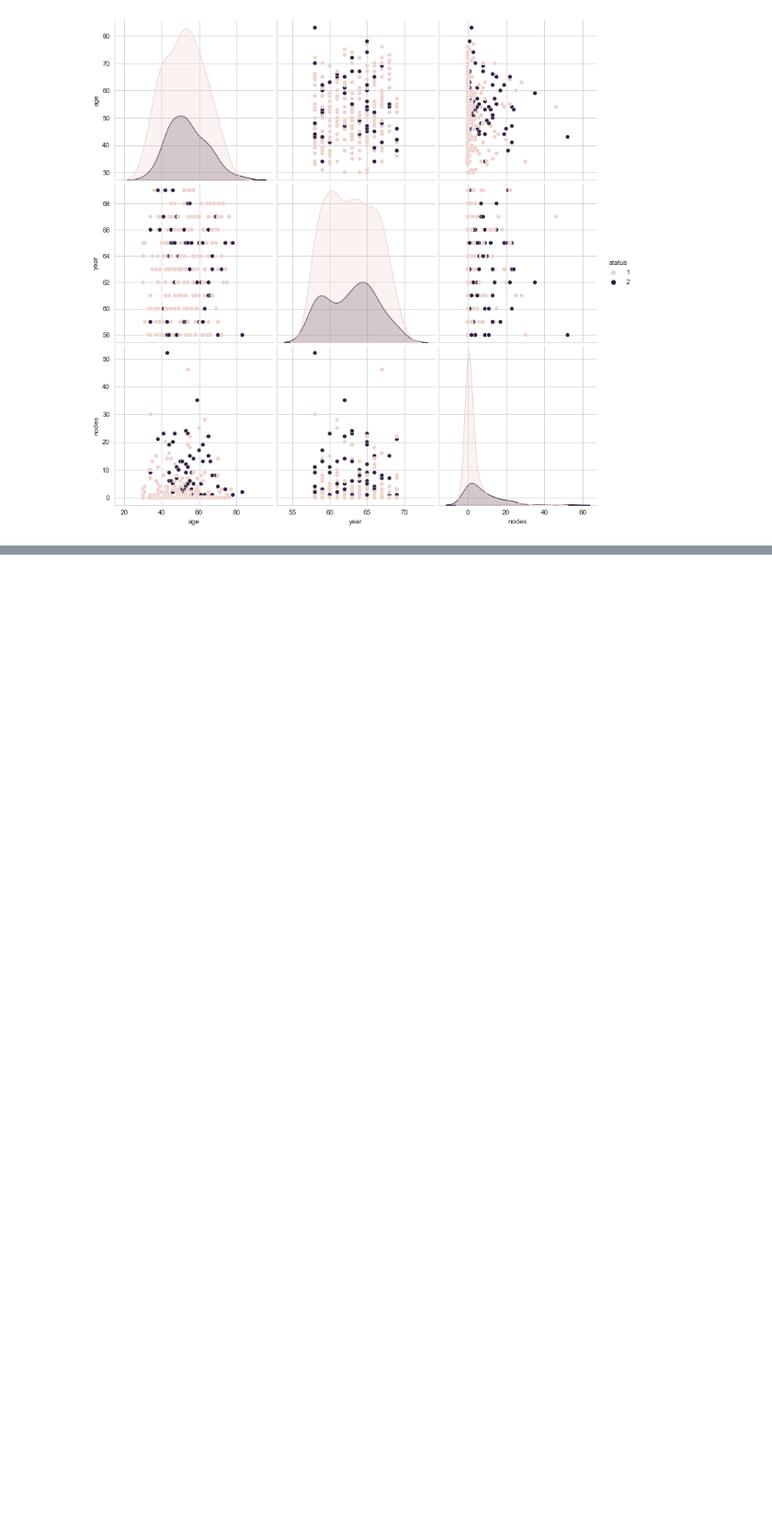
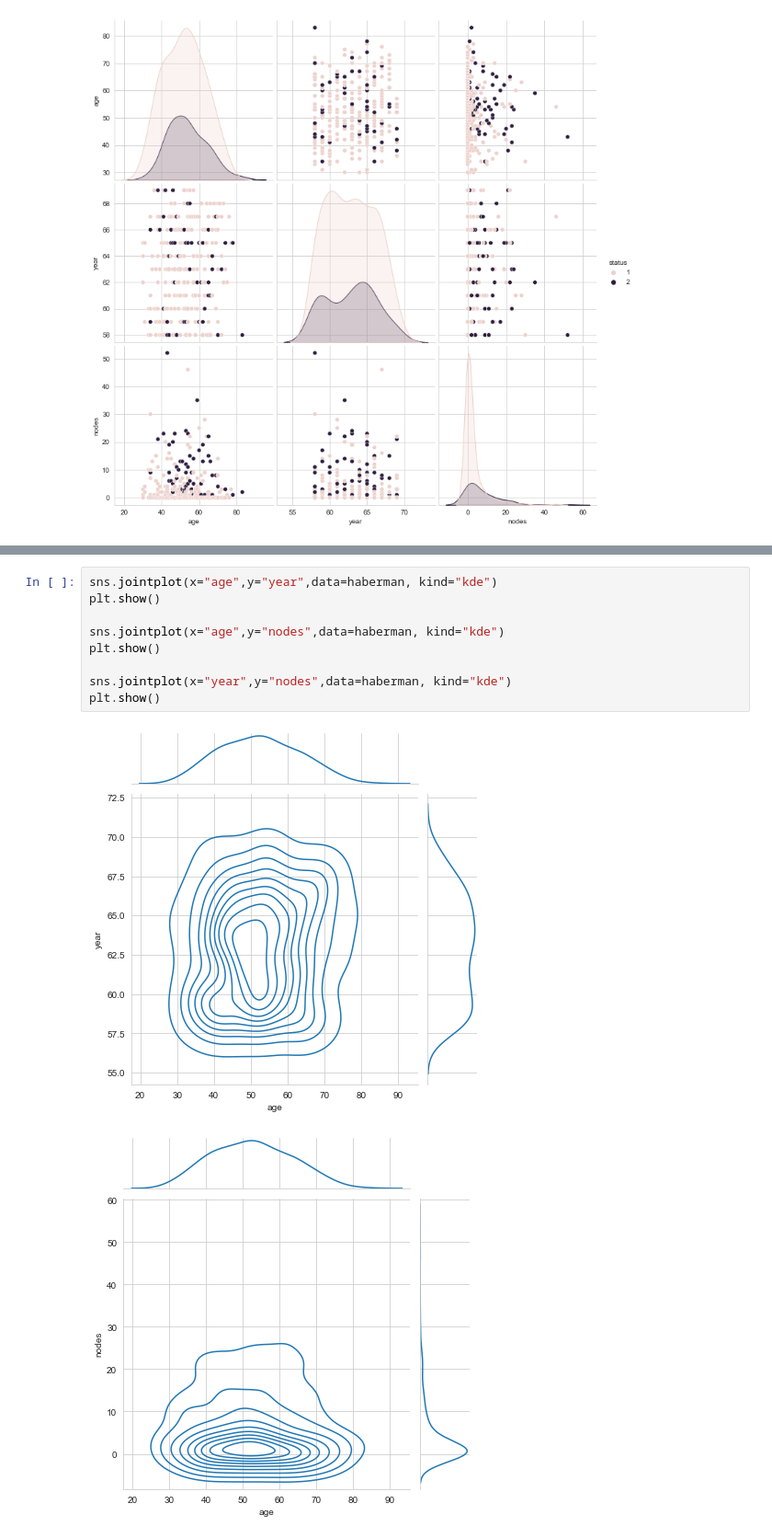
Before and after one commit to namancoder/Learning-ML, a Jupyter notebook: Haberman Dataset EDA/haberman.ipynb, the cells around one changed output, grey strips where cells are left out. Shown at 92% size. Cells and saved outputs as stored; diff of their text form; blank space fills up the shorter version.

```diff
--- a/Haberman Dataset EDA/haberman.ipynb
+++ b/Haberman Dataset EDA/haberman.ipynb
@@ -242,0 +230,12 @@ plt.show()
+# %%
+sns.jointplot(x="age",y="year",data=haberman, kind="kde")
+plt.show()
+
+sns.jointplot(x="age",y="nodes",data=haberman, kind="kde")
+plt.show()
+
+sns.jointplot(x="year",y="nodes",data=haberman, kind="kde")
+plt.show()
+# %% [output]
+[figure, added]
+[figure, added]
```
Also changed, not shown: parts of 10 cells of this notebook, 2 other files.
